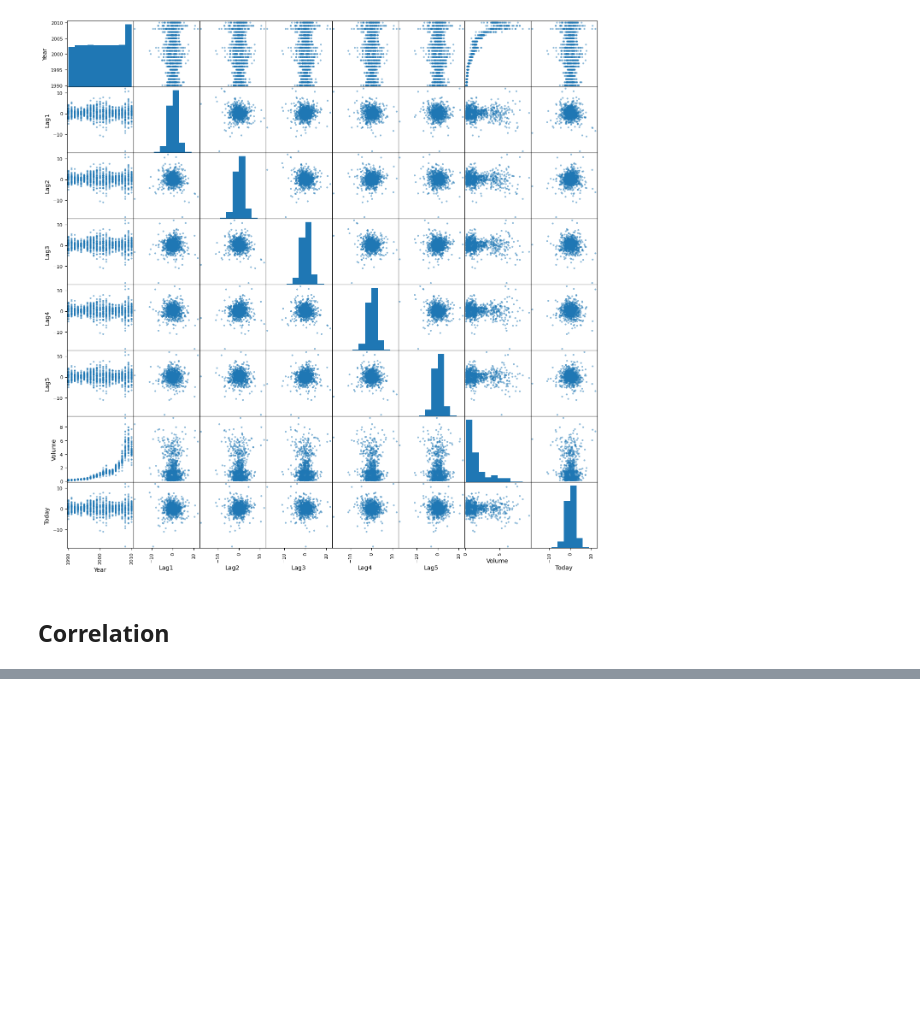
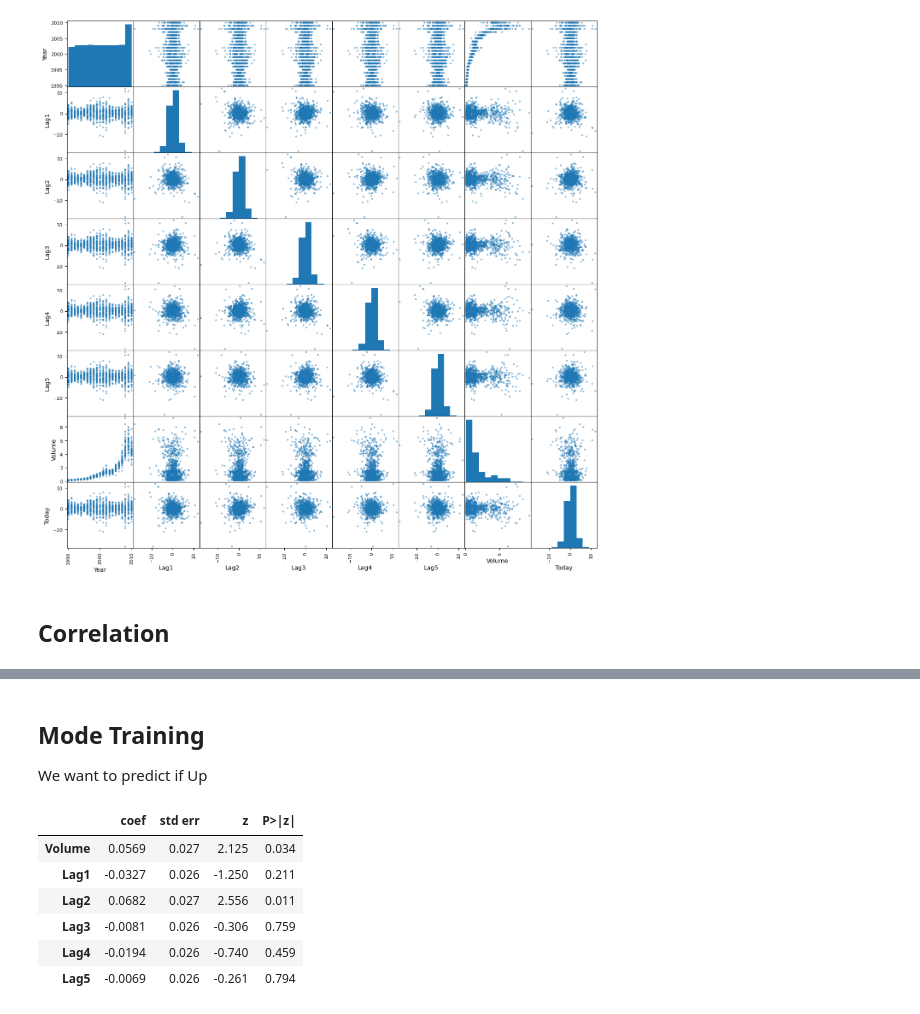
Before and after one commit to xXKeNdAmAmAsTeRXx/ISLP_labs, a Jupyter notebook: applied-Tasks/Classification/task13_weekly.ipynb, the cells around one changed output, grey strips where cells are left out. Cells and saved outputs as stored; diff of their text form; code cells hidden in the pictures; blank space fills up the shorter version.

```diff
--- a/applied-Tasks/Classification/task13_weekly.ipynb
+++ b/applied-Tasks/Classification/task13_weekly.ipynb
@@ -108,0 +117,23 @@ corr_mtx
+# %% [markdown]
+## Mode Training
+We want to predict if Up
+# %%
+pred_names = ["Volume", "Lag1", "Lag2", "Lag3", "Lag4", "Lag5"]
+
+X = Data[pred_names]
+y = np.array([1 if x=='Up' else 0 for x in Data['Direction']]) #Map Y to 0 and 1
+
+
+model = sm.GLM(y, X,
+             family=sm.families.Binomial())
+
+results = model.fit()
+summarize(results)
+# %% [output]
+|  | coef | std err | z | P>|z| |
+| Volume | 0.0569 | 0.027 | 2.125 | 0.034 |
+| Lag1 | -0.0327 | 0.026 | -1.250 | 0.211 |
+| Lag2 | 0.0682 | 0.027 | 2.556 | 0.011 |
+| Lag3 | -0.0081 | 0.026 | -0.306 | 0.759 |
+| Lag4 | -0.0194 | 0.026 | -0.740 | 0.459 |
+| Lag5 | -0.0069 | 0.026 | -0.261 | 0.794 |
```
Also changed, not shown: parts of 5 cells of this notebook.
